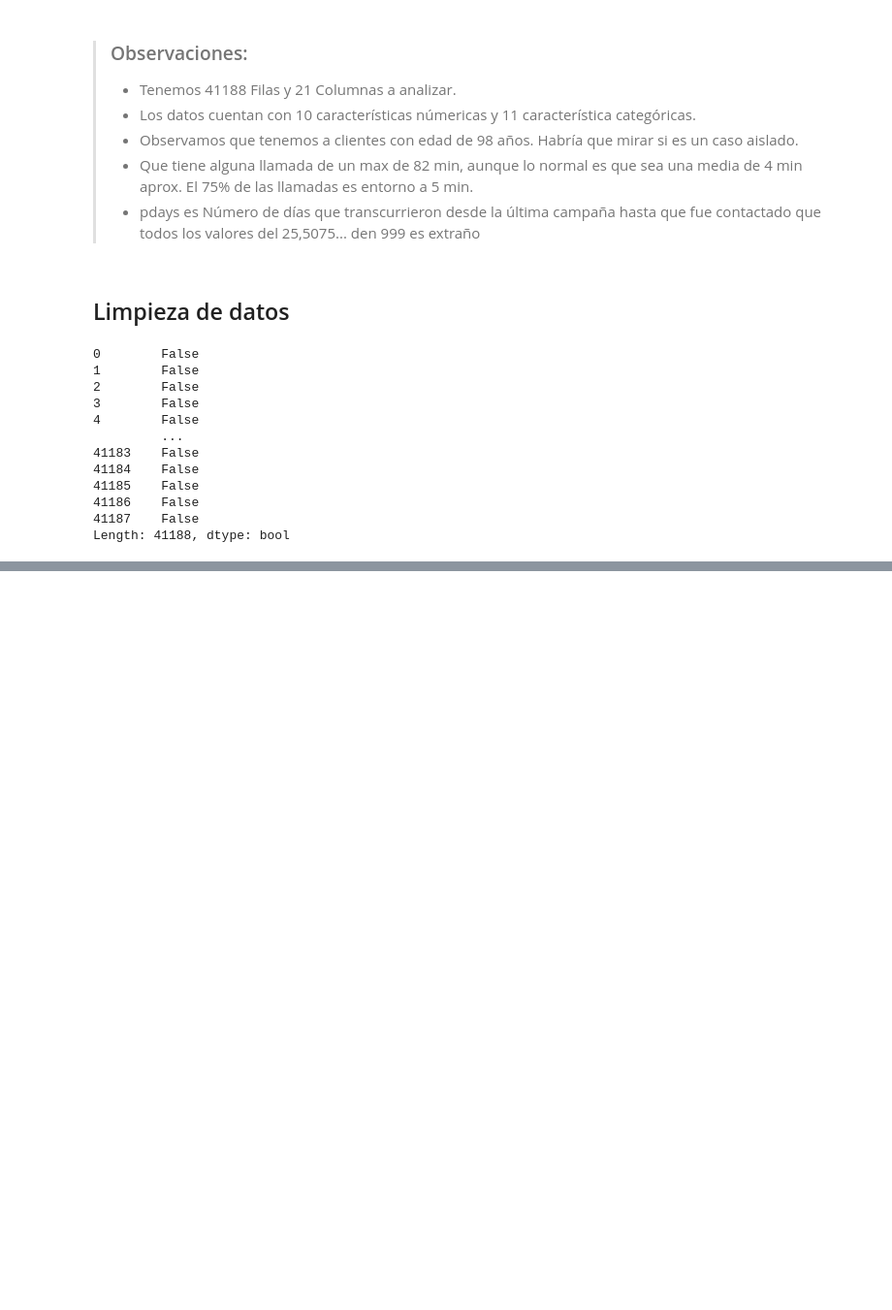
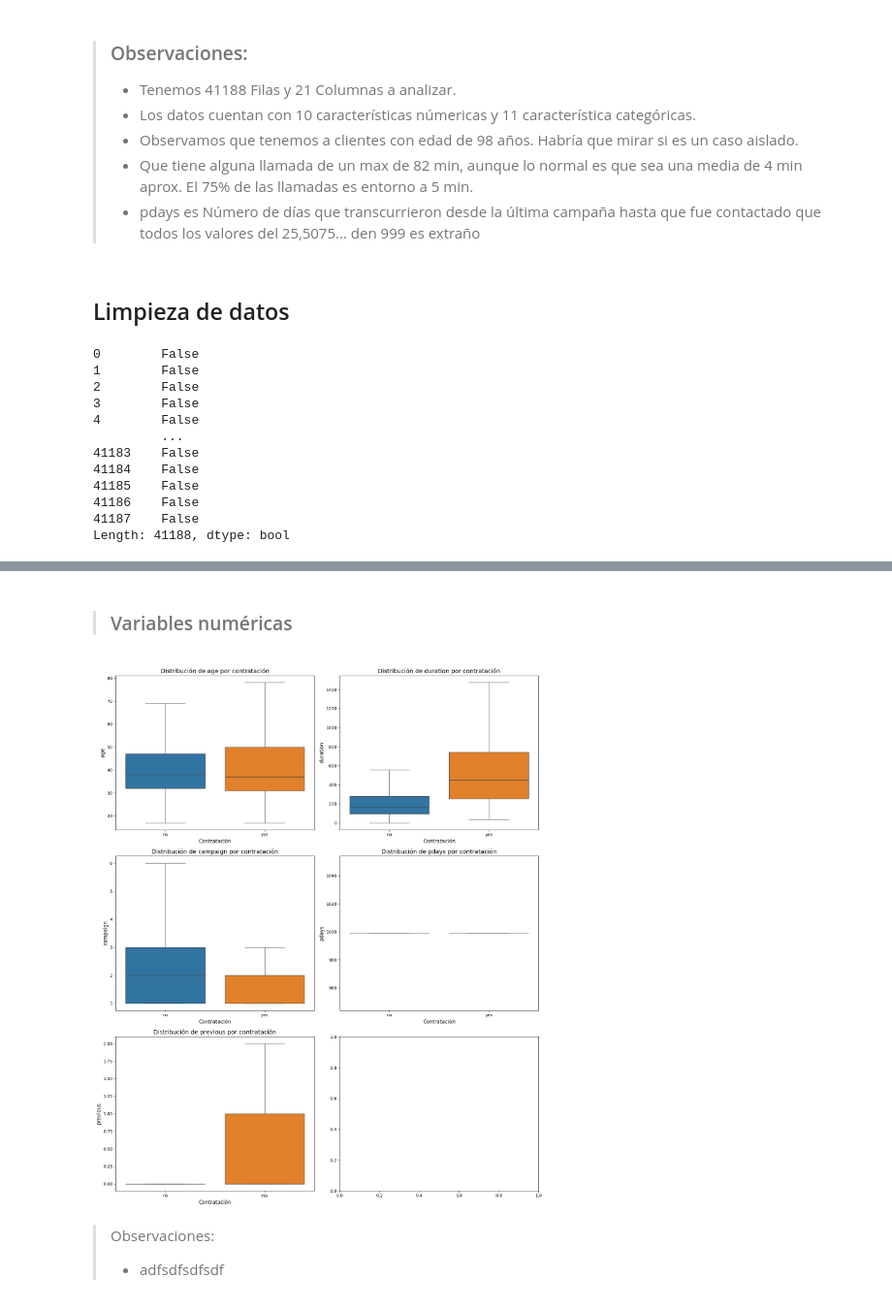
Before and after one commit to 4GeeksAcademy/sarayruiz---Machine-Learning, a Jupyter notebook: src/01-logistic-regression.ipynb, the cells around one changed output, grey strips where cells are left out. Shown at 97% size. Cells and saved outputs as stored; diff of their text form; code cells hidden in the pictures; blank space fills up the shorter version.

```diff
--- a/src/01-logistic-regression.ipynb
+++ b/src/01-logistic-regression.ipynb
@@ -179,0 +197,33 @@ np.int64(35563)
+# %% [markdown]
+> ### Variables numéricas
+# %%
+# Columnas numéricas clave
+#age. Edad del cliente (numérico)
+#duration. Duración del contacto previo en segundos (numérico)
+#campaign. Número de contactos realizados durante esta campaña al cliente (numérico)
+#pdays. Número de días que transcurrieron desde la última campaña hasta que fue contactado (numérico)
+#previous. Número de contactos realizados durante la campaña anterior al cliente (numérico)
+
+num_colum = ['age', 'duration', 'campaign','pdays','previous']
+n_columnas = 2
+n_filas = math.ceil(len(num_colum) / n_columnas)
+
+fig, axes = plt.subplots(n_filas, n_columnas,figsize=(15, 6 * n_filas))
+
+axes = axes.flatten()
+
+for i, col in enumerate(num_colum):
+    sns.boxplot(data=df_inicio, hue='y', x='y', y=col, ax=axes[i],
+                showfliers=False) # Ocultar outliers extremos para mejor visualización
+
+    axes[i].set_title(f'Distribución de {col} por contratación', fontsize=14)
+    axes[i].set_xlabel('Contratación', fontsize=12)
+    axes[i].set_ylabel(col, fontsize=12)
+
+plt.tight_layout()
+plt.show()
+# %% [output]
+[figure, added]
+# %% [markdown]
+> Observaciones:
+> - adfsdfsdfsdf
```
Also changed, not shown: parts of 12 cells of this notebook, 2 other files.
